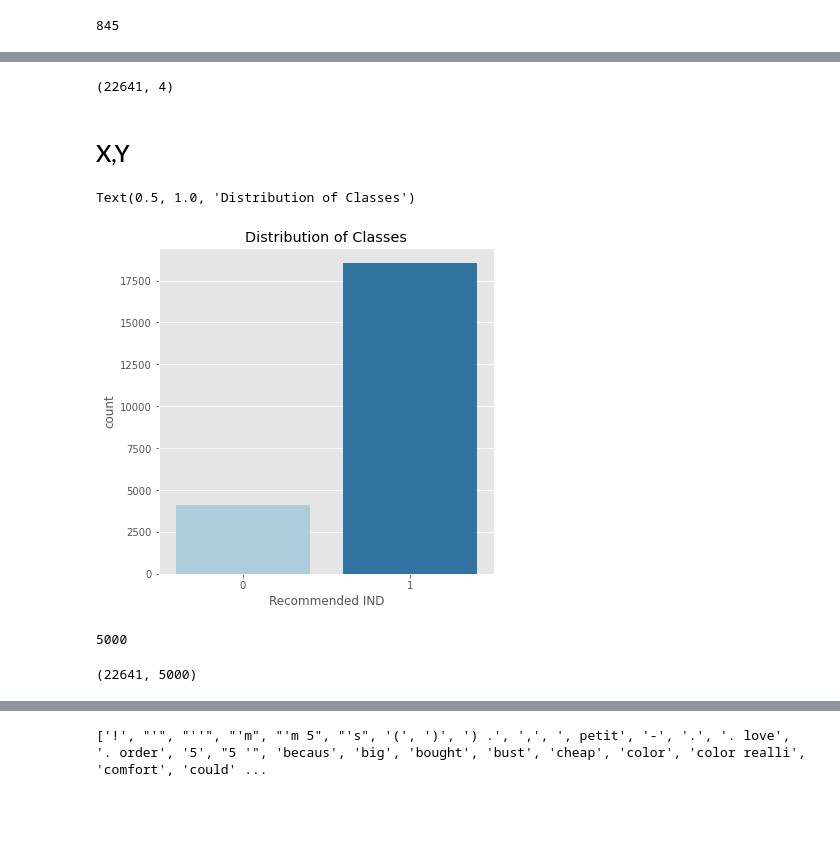
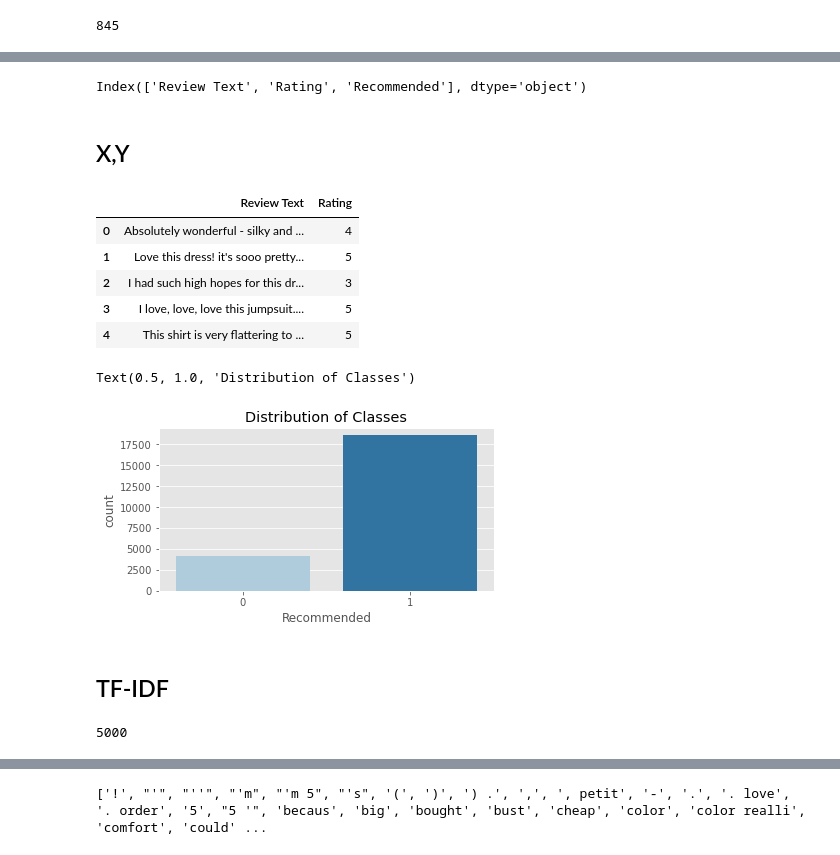
Before and after one commit to baharbiazar/E_Commerce_Reviews_Sentiment_Analysis, a Jupyter notebook: e_commerce_sentiment_analysis.ipynb, the cells around one changed output, grey strips where cells are left out. Cells and saved outputs as stored; diff of their text form; code cells hidden in the pictures; blank space fills up the shorter version.

```diff
--- a/e_commerce_sentiment_analysis.ipynb
+++ b/e_commerce_sentiment_analysis.ipynb
@@ -25,6 +34,9 @@ Index(['Clothing ID', 'Age', 'Title', 'Review Text', 'Rating',
        'Recommended IND', 'Positive Feedback Count', 'Division Name',
        'Department Name', 'Class Name'],
       dtype='object')
+# %%
+# rename recommended ind
+df.rename(columns={'Recommended IND': 'Recommended'}, inplace = True)
 # %%
 df.describe()
 # %% [output]
@@ -255,7 +267,7 @@ Index(['Clothing ID', 'Age', 'Title', 'Review Text', 'Rating',
       dtype='object')
 # %%
 text_df= df[['Review Text', 'Rating',
-       'Recommended IND']]
+       'Recommended']]
 # %%
 text_df.head()
 # %% [output]
@@ -360,6 +365,6 @@ See the caveats in the documentation: https://pandas.pydata.org/pandas-docs/stab
 # %%
-text_df.shape
+text_df.columns
 # %% [output]
-(22641, 4)
+Index(['Review Text', 'Rating', 'Recommended'], dtype='object')
 # %% [markdown]
 ## X,Y
@@ -369,7 +375,16 @@ y = text_df['Recommended IND']
+# %%
+X.head()
+# %% [output]
+|  | Review Text | Rating |
+| 0 | Absolutely wonderful - silky and ... | 4 |
+| 1 | Love this dress! it's sooo pretty... | 5 |
+| 2 | I had such high hopes for this dr... | 3 |
+| 3 | I love, love, love this jumpsuit.... | 5 |
+| 4 | This shirt is very flattering to ... | 5 |
 # %%
-fig, ax = plt.subplots(figsize= (6,6))
-sns.countplot(x='Recommended IND', data=text_df)
+fig, ax = plt.subplots(figsize= (6,3))
+sns.countplot(x='Recommended', data=text_df)
 plt.title('Distribution of Classes')
 # %% [output]
 Text(0.5, 1.0, 'Distribution of Classes')
-[figure, old version]
+[figure, new version]
@@ -376,3 +398,5 @@ Text(0.5, 1.0, 'Distribution of Classes')
+# %% [markdown]
+## TF-IDF
 # %%
 # this seems to work well
 
@@ -391,7 +415,3 @@ X = tfidf.fit_transform(text_df.iloc[:,0])
 print(len(tfidf.vocabulary_))
 # %% [output]
 5000
-# %%
-X.shape
-# %% [output]
-(22641, 5000)
```
Also changed, not shown: parts of 31 cells of this notebook.
